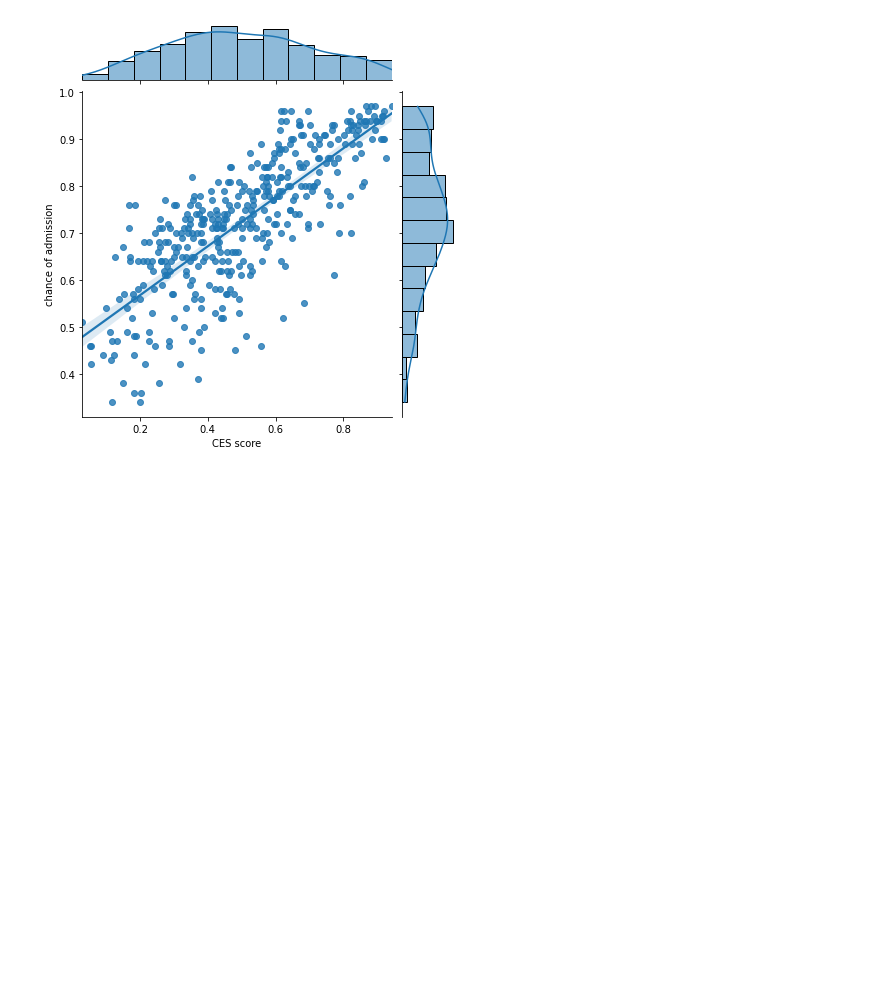
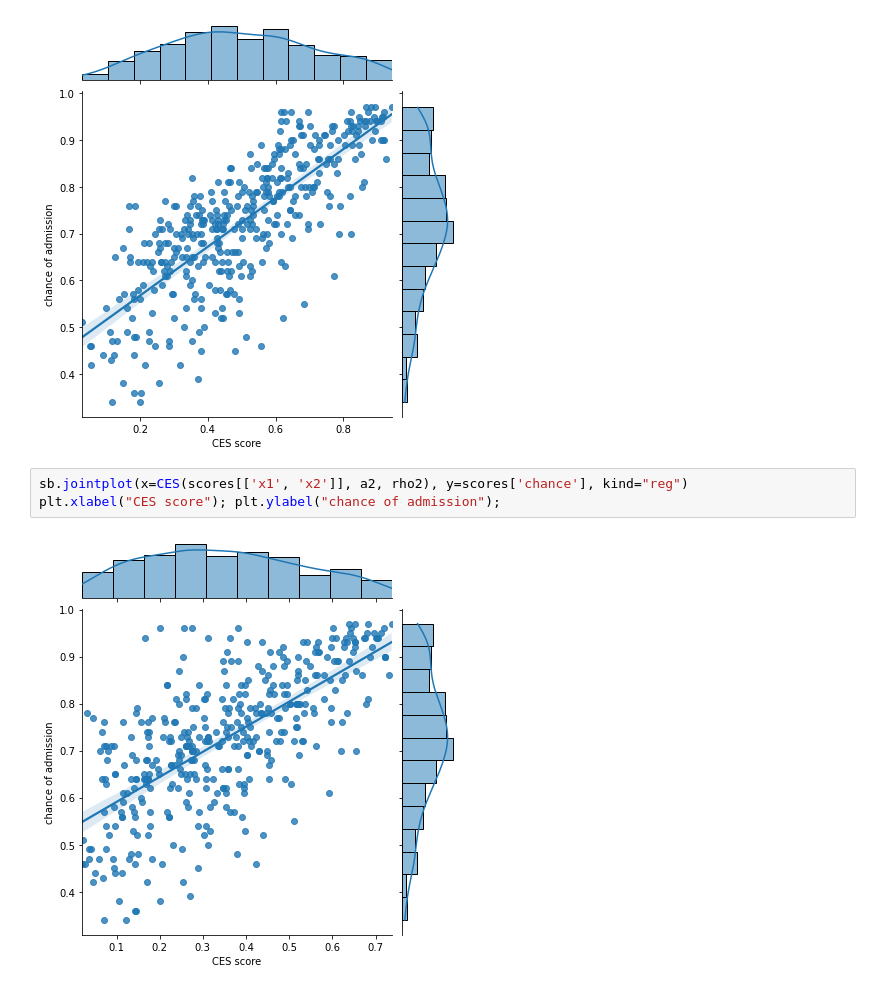
Before and after one commit to maxkapur/SchoolAssessFnRevOpt, a Jupyter notebook: _ReverseOptimizationSchoolAssessment.ipynb, the cells around one changed output. Drawn from its saved outputs; the diff is of its cells as text; blank space fills up the shorter version.

```diff
--- a/_ReverseOptimizationSchoolAssessment.ipynb
+++ b/_ReverseOptimizationSchoolAssessment.ipynb
@@ -282,3 +298,8 @@ sb.jointplot(x=CES(scores[['x1', 'x2']], a, rho), y=scores['chance'], kind="reg"
 plt.xlabel("CES score"); plt.ylabel("chance of admission");
 # %% [output]
 [figure]
+# %%
+sb.jointplot(x=CES(scores[['x1', 'x2']], a2, rho2), y=scores['chance'], kind="reg")
+plt.xlabel("CES score"); plt.ylabel("chance of admission");
+# %% [output]
+[figure, added]
```
Also changed, not shown: parts of 7 cells of this notebook, 5 other files.
